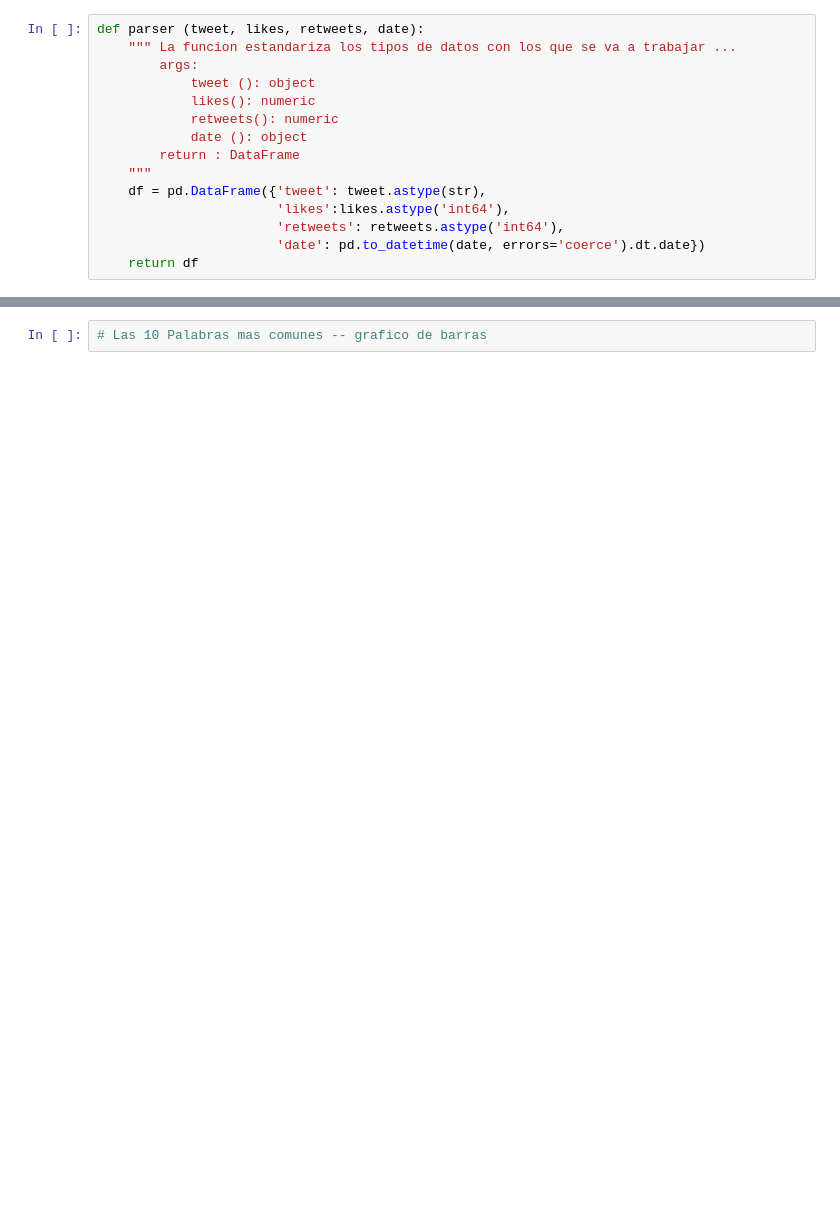
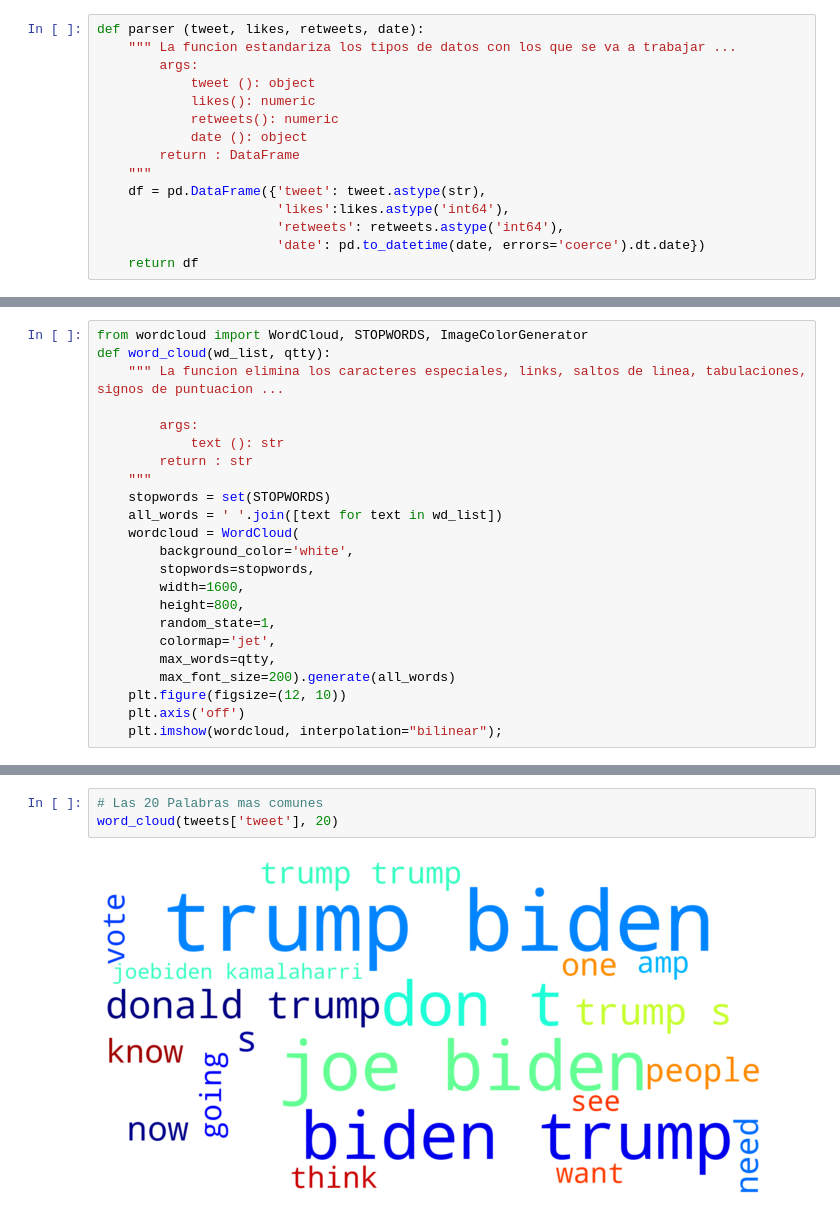
Before and after one commit to josue2510/Data_science_2020_election_support, a Jupyter notebook: Procesamiento.ipynb, the cells around one changed output, grey strips where cells are left out. Drawn from its saved outputs; the diff is of its cells as text; blank space fills up the shorter version.

```diff
--- a/Procesamiento.ipynb
+++ b/Procesamiento.ipynb
@@ -93 +74,24 @@ word_freq = Counter(words)
 common_words = word_freq.most_common()
+# %%
+from wordcloud import WordCloud, STOPWORDS, ImageColorGenerator
+def word_cloud(wd_list, qtty):
+    """ La funcion elimina los caracteres especiales, links, saltos de linea, tabulaciones, signos de puntuacion ...
+
+        args:
+            text (): str
+        return : str
+    """
+    stopwords = set(STOPWORDS)
+    all_words = ' '.join([text for text in wd_list])
+    wordcloud = WordCloud(
+        background_color='white',
+        stopwords=stopwords,
+        width=1600,
+        height=800,
+        random_state=1,
+        colormap='jet',
+        max_words=qtty,
+        max_font_size=200).generate(all_words)
+    plt.figure(figsize=(12, 10))
+    plt.axis('off')
+    plt.imshow(wordcloud, interpolation="bilinear");
@@ -100,3 +145,6 @@ common_words = word_freq.most_common()
 # %%
-# Las 10 Palabras mas comunes -- grafico de barras
+# Las 20 Palabras mas comunes
+word_cloud(tweets['tweet'], 20)
+# %% [output]
+[figure, added]
 # %%
```
Also changed, not shown: parts of 19 cells of this notebook.
